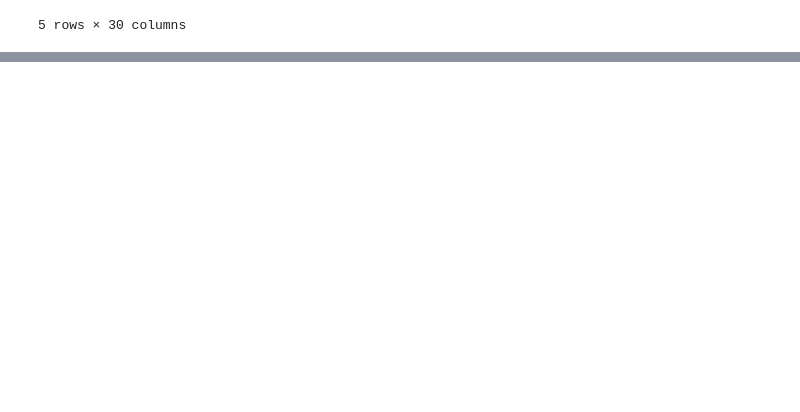
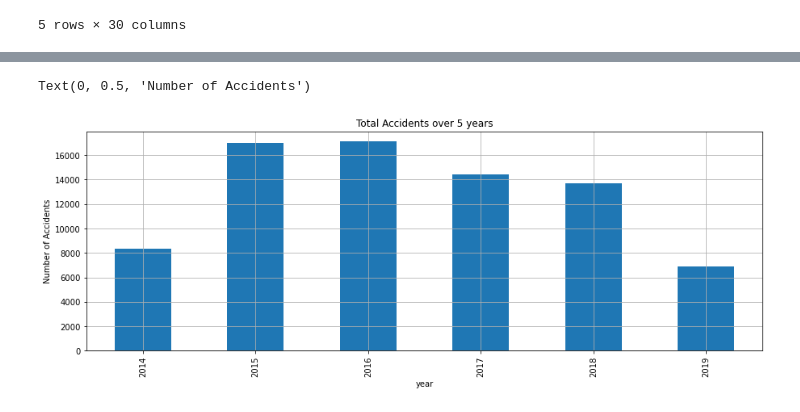
Before and after one commit to jingd16/Bootcamp_ProjectOne, a Jupyter notebook: crash.ipynb, the cells around one changed output, grey strips where cells are left out. Saved outputs shown, nothing was run; the diff lists cells and outputs as text; code cells hidden in the pictures; blank space fills up the shorter version.

```diff
--- a/crash.ipynb
+++ b/crash.ipynb
@@ -64,0 +227,9 @@ crash_df.head()
+# %%
+#creating a dataframe for suburbs
+suburb_df = crash_df[['accident_no',  'accident_date', 'date_value',
+                      'accident_type',  'dca_code',
+                      'light_condition','longitude', 'latitude',
+                      'lga_name', 'region_name']]
+# %%
+#decalring accident_date as datetime.
+suburb_df['accident_date'] =  pd.to_datetime(suburb_df['accident_date'], infer_datetime_format=True)
@@ -64,0 +241,5 @@ crash_df.head()
+# %%
+#extracting the year from the accident_date column and creating a year column.
+suburb_df["year"] = suburb_df['accident_date'].map(lambda x: x.year)
+total_accidents = suburb_df.groupby('year')["accident_type"].count()
+suburb_df
@@ -64,0 +264,10 @@ crash_df.head()
+# %%
+accident_chart =total_accidents.plot(kind="bar",
+                                 grid=True,
+                                 title="Total Accidents over 5 years",
+                                 figsize=(15,5))
+accident_chart.set_xlabel("year")
+accident_chart.set_ylabel("Number of Accidents")
+# %% [output]
+Text(0, 0.5, 'Number of Accidents')
+[figure, added]
```
Also changed, not shown: parts of 44 cells of this notebook, 1 other file.
